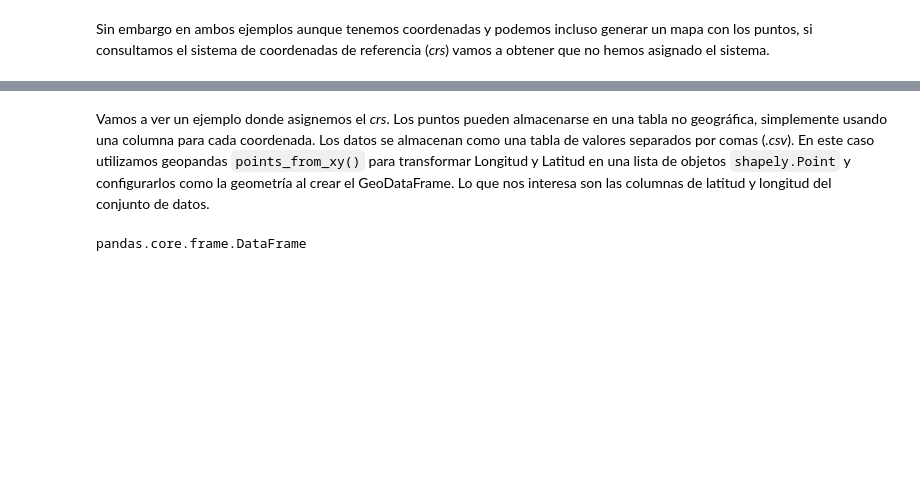
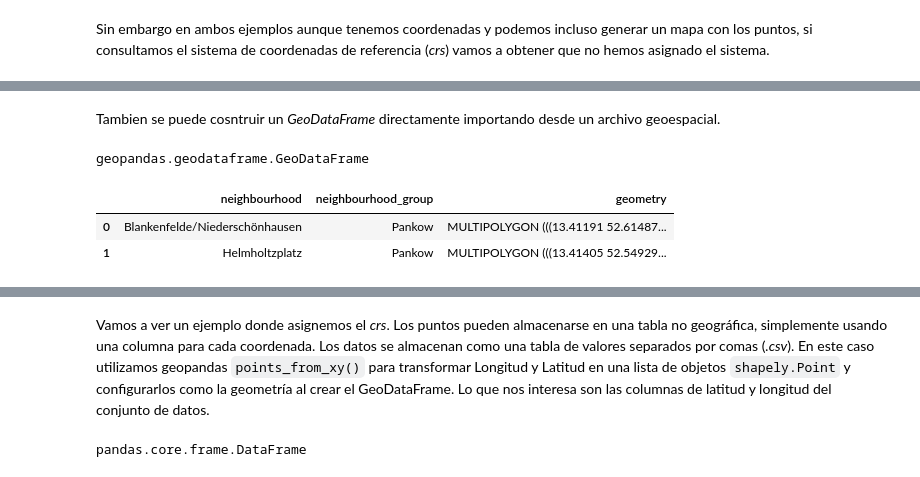
Before and after one commit to edieraristizabal/Libro_AnalisisGeoespacial, a Jupyter notebook: 01_DatosEspaciales.ipynb, the cells around one changed output, grey strips where cells are left out. Saved outputs shown, nothing was run; the diff lists cells and outputs as text; code cells hidden in the pictures; blank space fills up the shorter version.

```diff
--- a/01_DatosEspaciales.ipynb
+++ b/01_DatosEspaciales.ipynb
@@ -283,0 +274,14 @@ None
+# %% [markdown]
+Tambien se puede cosntruir un *GeoDataFrame* directamente importando desde un archivo geoespacial.
+# %%
+berlin = gpd.read_file("https://raw.githubusercontent.com/ljwolf/geopython/master/data/berlin-neighbourhoods.geojson") #tambien se puede descargar de "https://raw.githubusercontent.com/ljwolf/geopython/master/data/berlin-neighbourhoods.geojson")
+
+type(berlin)
+# %% [output]
+geopandas.geodataframe.GeoDataFrame
+# %%
+berlin.head(2)
+# %% [output]
+|  | neighbourhood | neighbourhood_group | geometry |
+| 0 | Blankenfelde/Niederschönhausen | Pankow | MULTIPOLYGON (((13.41191 52.61487... |
+| 1 | Helmholtzplatz | Pankow | MULTIPOLYGON (((13.41405 52.54929... |
```
Also changed, not shown: parts of 23 cells of this notebook, 10 other files.
